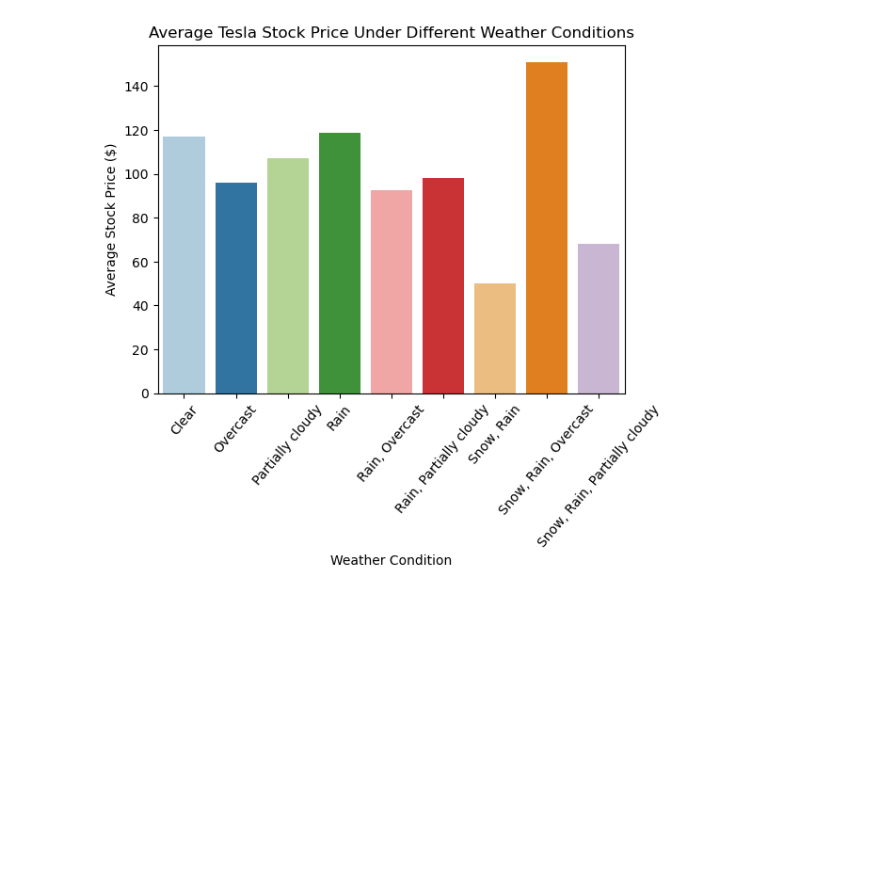
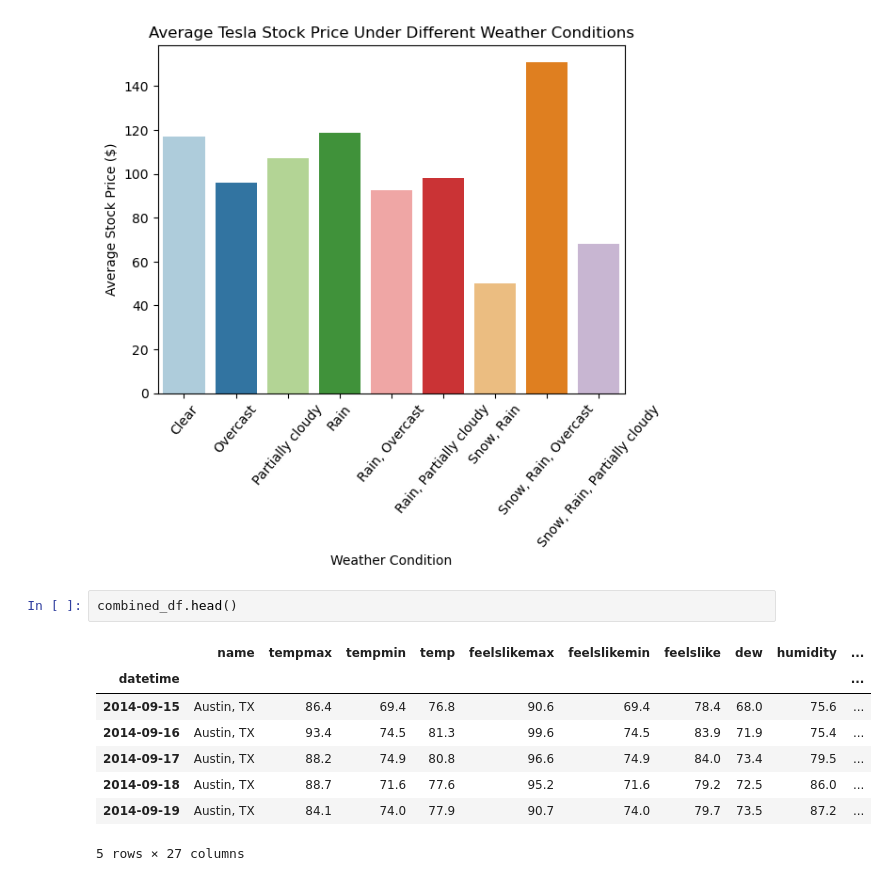
Before and after one commit to charthunen/DS4200, a Jupyter notebook: GroupProject/DS4200GroupProject.ipynb, the cells around one changed output. Saved outputs shown, nothing was run; the diff lists cells and outputs as text; blank space fills up the shorter version.

```diff
--- a/GroupProject/DS4200GroupProject.ipynb
+++ b/GroupProject/DS4200GroupProject.ipynb
@@ -97,3 +97,14 @@ plt.xticks(rotation=45) # rotate labels for readability
 plt.show()
 # %% [output]
 [figure]
+# %%
+combined_df.head()
+# %% [output]
+|  | name | tempmax | tempmin | temp | feelslikemax | feelslikemin | feelslike | dew | humidity | ... |
+| datetime |  |  |  |  |  |  |  |  |  | ... |
+| 2014-09-15 | Austin, TX | 86.4 | 69.4 | 76.8 | 90.6 | 69.4 | 78.4 | 68.0 | 75.6 | ... |
+| 2014-09-16 | Austin, TX | 93.4 | 74.5 | 81.3 | 99.6 | 74.5 | 83.9 | 71.9 | 75.4 | ... |
+| 2014-09-17 | Austin, TX | 88.2 | 74.9 | 80.8 | 96.6 | 74.9 | 84.0 | 73.4 | 79.5 | ... |
+| 2014-09-18 | Austin, TX | 88.7 | 71.6 | 77.6 | 95.2 | 71.6 | 79.2 | 72.5 | 86.0 | ... |
+| 2014-09-19 | Austin, TX | 84.1 | 74.0 | 77.9 | 90.7 | 74.0 | 79.7 | 73.5 | 87.2 | ... |
+5 rows × 27 columns
```
Also changed, not shown: parts of 1 cell of this notebook, 16 other files.
